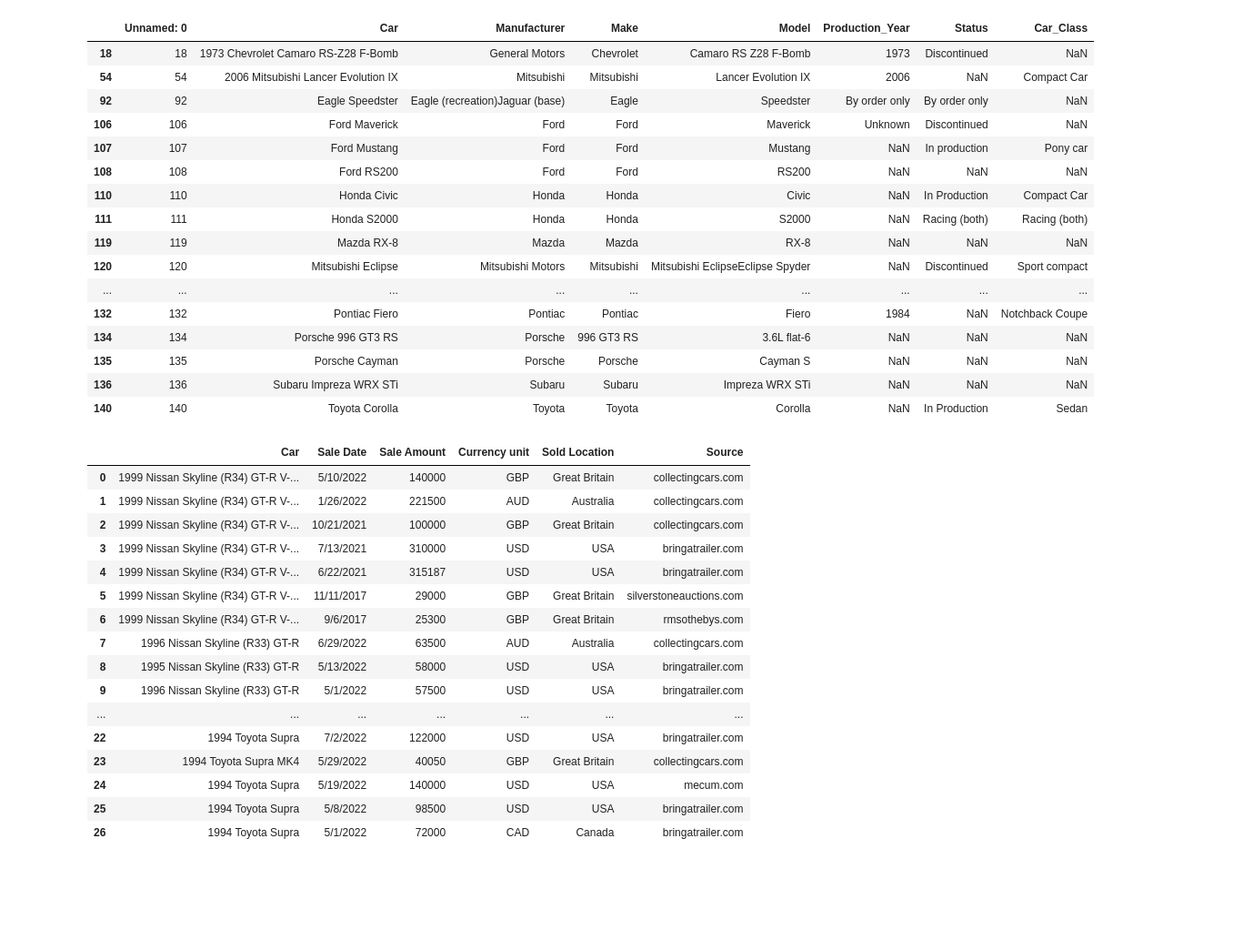
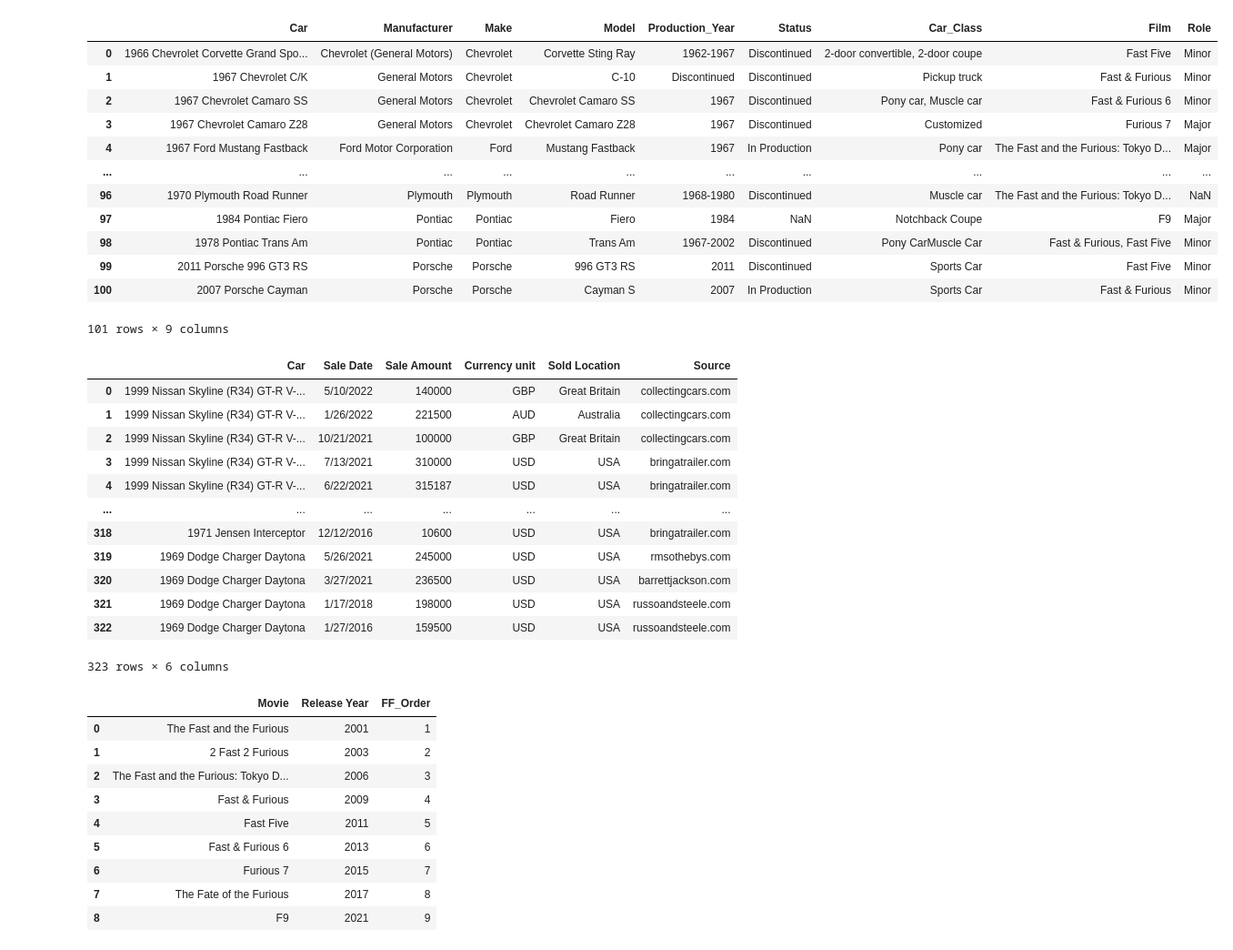
Before and after one commit to kbutalep/Fast_And_Furious_Cars_Data_Analysis, a Jupyter notebook: FF_Cars_Data_Cleanup.ipynb, the cells around one changed output. Shown at 91% size. Drawn from its saved outputs; the diff is of its cells as text; code cells hidden in the pictures; blank space fills up the shorter version.

Commit message:
cleaned car data

```diff
--- a/FF_Cars_Data_Cleanup.ipynb
+++ b/FF_Cars_Data_Cleanup.ipynb
@@ -2,5 +2,5 @@
 import pandas as pd
 import numpy as np
 # %%
-df = pd.read_csv('ff_cars.csv')
+df = pd.read_csv('ff_cars.csv', index_col=0)
 # %%
@@ -42,2 +45,3 @@ df[df.isna().any(axis=1)]
 # %%
-df_nonull = df.dropna(thresh=5)
+df = df.dropna(thresh=5)
+df
@@ -44,2 +62,2 @@ df_nonull = df.dropna(thresh=5)
 # %%
-df_nonull
+df.reset_index(drop=True, inplace=True)
@@ -60,25 +64,22 @@ df_nonull
 # %%
-df_nonull[df_nonull.isna().any(axis=1)]
+df
 # %% [output]
-|  | Unnamed: 0 | Car | Manufacturer | Make | Model | Production_Year | Status | Car_Class |
-| 18 | 18 | 1973 Chevrolet Camaro RS-Z28 F-Bomb | General Motors | Chevrolet | Camaro RS Z28 F-Bomb | 1973 | Discontinued | NaN |
-| 54 | 54 | 2006 Mitsubishi Lancer Evolution IX | Mitsubishi | Mitsubishi | Lancer Evolution IX | 2006 | NaN | Compact Car |
-| 92 | 92 | Eagle Speedster | Eagle (recreation)Jaguar (base) | Eagle | Speedster | By order only | By order only | NaN |
-| 106 | 106 | Ford Maverick | Ford | Ford | Maverick | Unknown | Discontinued | NaN |
-| 107 | 107 | Ford Mustang | Ford | Ford | Mustang | NaN | In production | Pony car |
-| 108 | 108 | Ford RS200 | Ford | Ford | RS200 | NaN | NaN | NaN |
-| 110 | 110 | Honda Civic | Honda | Honda | Civic | NaN | In Production | Compact Car |
-| 111 | 111 | Honda S2000 | Honda | Honda | S2000 | NaN | Racing (both) | Racing (both) |
-| 119 | 119 | Mazda RX-8 | Mazda | Mazda | RX-8 | NaN | NaN | NaN |
-| 120 | 120 | Mitsubishi Eclipse | Mitsubishi Motors | Mitsubishi | Mitsubishi EclipseEclipse Spyder | NaN | Discontinued | Sport compact |
-| ... | ... | ... | ... | ... | ... | ... | ... | ... |
-| 132 | 132 | Pontiac Fiero | Pontiac | Pontiac | Fiero | 1984 | NaN | Notchback Coupe |
-| 134 | 134 | Porsche 996 GT3 RS | Porsche | 996 GT3 RS | 3.6L flat-6 | NaN | NaN | NaN |
-| 135 | 135 | Porsche Cayman | Porsche | Porsche | Cayman S | NaN | NaN | NaN |
-| 136 | 136 | Subaru Impreza WRX STi | Subaru | Subaru | Impreza WRX STi | NaN | NaN | NaN |
-| 140 | 140 | Toyota Corolla | Toyota | Toyota | Corolla | NaN | In Production | Sedan |
+|  | Car | Manufacturer | Make | Model | Production_Year | Status | Car_Class | Film | Role |
+| 0 | 1966 Chevrolet Corvette Grand Spo... | Chevrolet (General Motors) | Chevrolet | Corvette Sting Ray | 1962-1967 | Discontinued | 2-door convertible, 2-door coupe | Fast Five | Minor |
+| 1 | 1967 Chevrolet C/K | General Motors | Chevrolet | C-10 | Discontinued | Discontinued | Pickup truck | Fast & Furious | Minor |
+| 2 | 1967 Chevrolet Camaro SS | General Motors | Chevrolet | Chevrolet Camaro SS | 1967 | Discontinued | Pony car, Muscle car | Fast & Furious 6 | Minor |
+| 3 | 1967 Chevrolet Camaro Z28 | General Motors | Chevrolet | Chevrolet Camaro Z28 | 1967 | Discontinued | Customized | Furious 7 | Major |
+| 4 | 1967 Ford Mustang Fastback | Ford Motor Corporation | Ford | Mustang Fastback | 1967 | In Production | Pony car | The Fast and the Furious: Tokyo D... | Major |
+| ... | ... | ... | ... | ... | ... | ... | ... | ... | ... |
+| 96 | 1970 Plymouth Road Runner | Plymouth | Plymouth | Road Runner | 1968-1980 | Discontinued | Muscle car | The Fast and the Furious: Tokyo D... | NaN |
+| 97 | 1984 Pontiac Fiero | Pontiac | Pontiac | Fiero | 1984 | NaN | Notchback Coupe | F9 | Major |
+| 98 | 1978 Pontiac Trans Am | Pontiac | Pontiac | Trans Am | 1967-2002 | Discontinued | Pony CarMuscle Car | Fast & Furious, Fast Five | Minor |
+| 99 | 2011 Porsche 996 GT3 RS | Porsche | Porsche | 996 GT3 RS | 2011 | Discontinued | Sports Car | Fast Five | Minor |
+| 100 | 2007 Porsche Cayman | Porsche | Porsche | Cayman S | 2007 | In Production | Sports Car | Fast & Furious | Minor |
+101 rows × 9 columns
 # %%
-pd.read_csv('ff_cars_sales_data.csv')
+car_sales = pd.read_csv('ff_cars_sales.csv')
+car_sales
 # %% [output]
 |  | Car | Sale Date | Sale Amount | Currency unit | Sold Location | Source |
 | 0 | 1999 Nissan Skyline (R34) GT-R V-... | 5/10/2022 | 140000 | GBP | Great Britain | collectingcars.com |
@@ -86,14 +87,23 @@ pd.read_csv('ff_cars_sales_data.csv')
 | 2 | 1999 Nissan Skyline (R34) GT-R V-... | 10/21/2021 | 100000 | GBP | Great Britain | collectingcars.com |
 | 3 | 1999 Nissan Skyline (R34) GT-R V-... | 7/13/2021 | 310000 | USD | USA | bringatrailer.com |
 | 4 | 1999 Nissan Skyline (R34) GT-R V-... | 6/22/2021 | 315187 | USD | USA | bringatrailer.com |
-| 5 | 1999 Nissan Skyline (R34) GT-R V-... | 11/11/2017 | 29000 | GBP | Great Britain | silverstoneauctions.com |
-| 6 | 1999 Nissan Skyline (R34) GT-R V-... | 9/6/2017 | 25300 | GBP | Great Britain | rmsothebys.com |
-| 7 | 1996 Nissan Skyline (R33) GT-R | 6/29/2022 | 63500 | AUD | Australia | collectingcars.com |
-| 8 | 1995 Nissan Skyline (R33) GT-R | 5/13/2022 | 58000 | USD | USA | bringatrailer.com |
-| 9 | 1996 Nissan Skyline (R33) GT-R | 5/1/2022 | 57500 | USD | USA | bringatrailer.com |
 | ... | ... | ... | ... | ... | ... | ... |
-| 22 | 1994 Toyota Supra | 7/2/2022 | 122000 | USD | USA | bringatrailer.com |
-| 23 | 1994 Toyota Supra MK4 | 5/29/2022 | 40050 | GBP | Great Britain | collectingcars.com |
-| 24 | 1994 Toyota Supra | 5/19/2022 | 140000 | USD | USA | mecum.com |
-| 25 | 1994 Toyota Supra | 5/8/2022 | 98500 | USD | USA | bringatrailer.com |
-| 26 | 1994 Toyota Supra | 5/1/2022 | 72000 | CAD | Canada | bringatrailer.com |
+| 318 | 1971 Jensen Interceptor | 12/12/2016 | 10600 | USD | USA | bringatrailer.com |
+| 319 | 1969 Dodge Charger Daytona | 5/26/2021 | 245000 | USD | USA | rmsothebys.com |
+| 320 | 1969 Dodge Charger Daytona | 3/27/2021 | 236500 | USD | USA | barrettjackson.com |
+| 321 | 1969 Dodge Charger Daytona | 1/17/2018 | 198000 | USD | USA | russoandsteele.com |
+| 322 | 1969 Dodge Charger Daytona | 1/27/2016 | 159500 | USD | USA | russoandsteele.com |
+323 rows × 6 columns
+# %%
+pd.read_csv('ff_movie_dates.csv').dropna(axis=1)
+# %% [output]
+|  | Movie | Release Year | FF_Order |
+| 0 | The Fast and the Furious | 2001 | 1 |
+| 1 | 2 Fast 2 Furious | 2003 | 2 |
+| 2 | The Fast and the Furious: Tokyo D... | 2006 | 3 |
+| 3 | Fast & Furious | 2009 | 4 |
+| 4 | Fast Five | 2011 | 5 |
+| 5 | Fast & Furious 6 | 2013 | 6 |
+| 6 | Furious 7 | 2015 | 7 |
+| 7 | The Fate of the Furious | 2017 | 8 |
+| 8 | F9 | 2021 | 9 |
```
Also changed, not shown: parts of 8 cells of this notebook, 4 other files.
